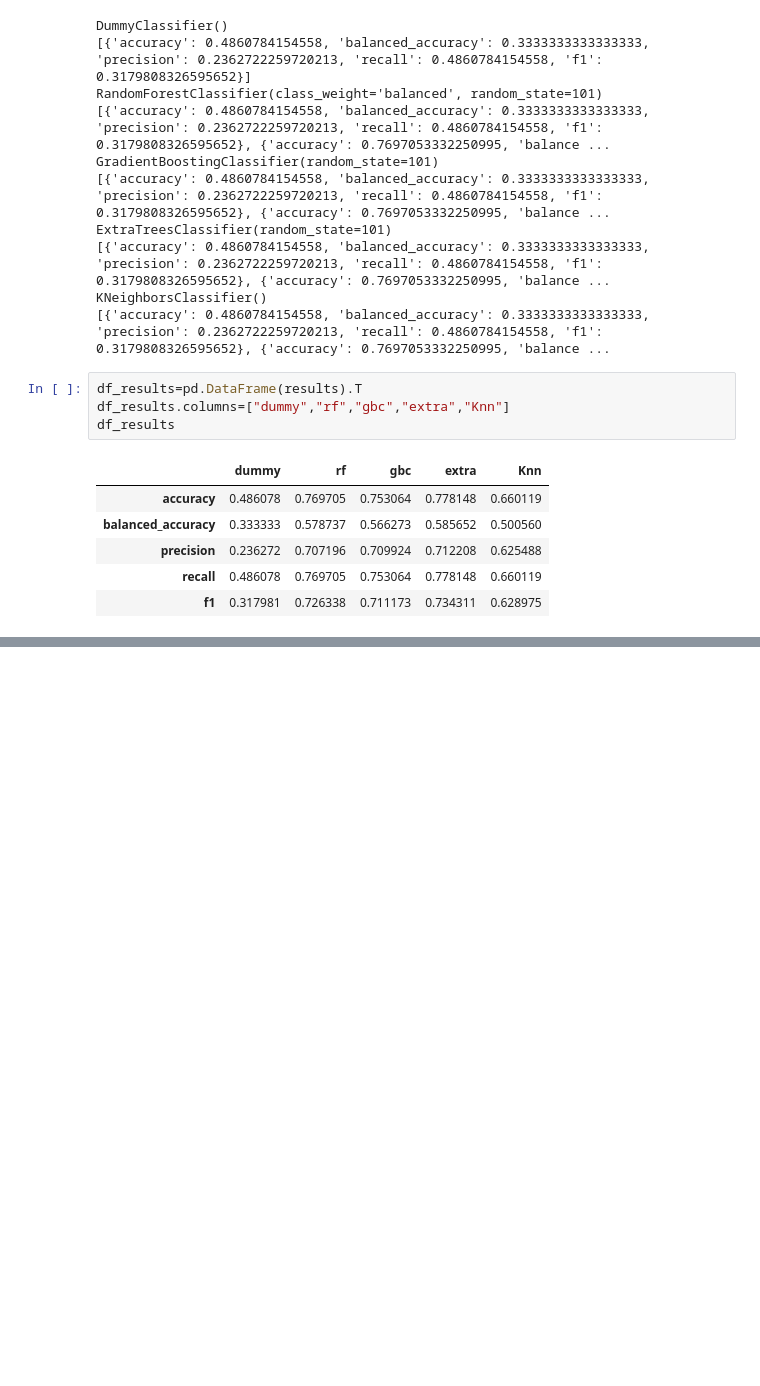
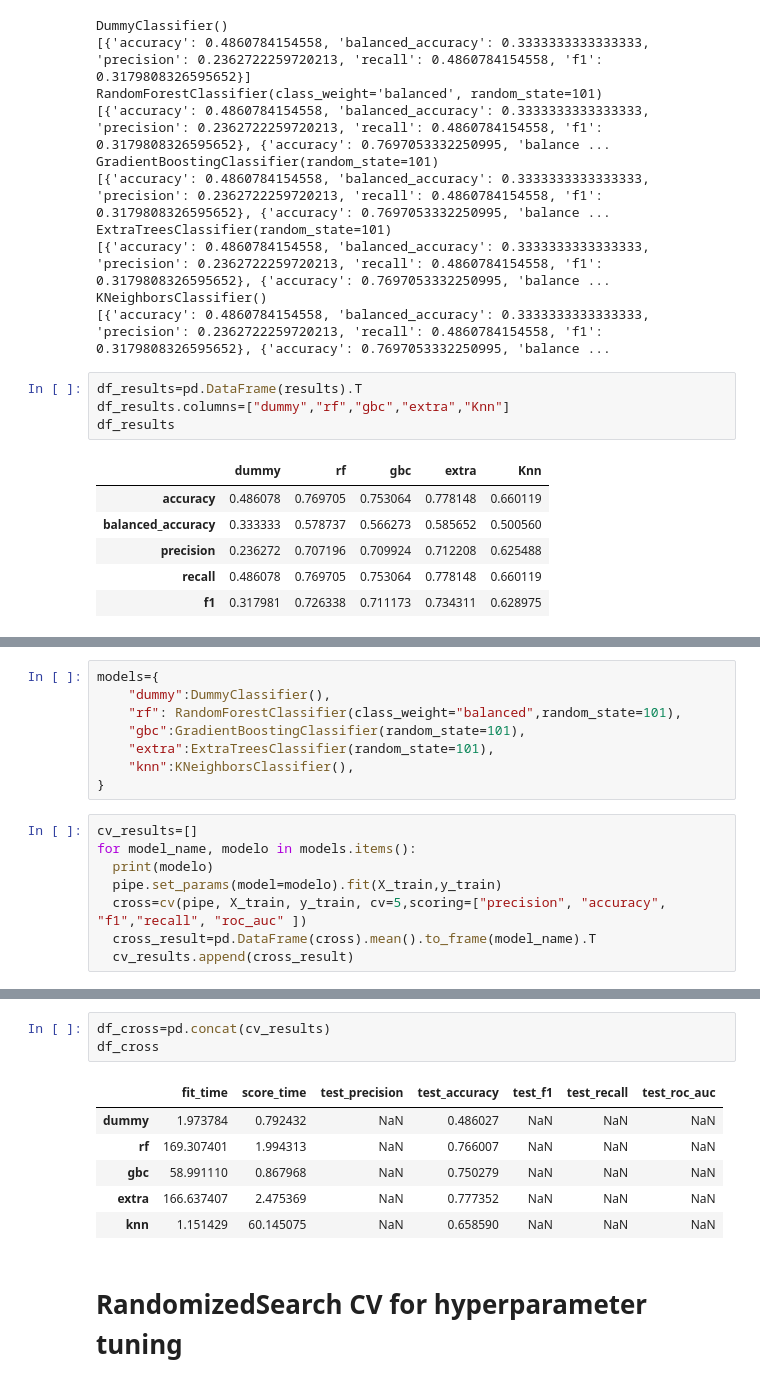
Before and after one commit to ChenYP-1982/Reviews_Feedback, a Jupyter notebook: reviews.ipynb, the cells around one changed output, grey strips where cells are left out. Saved outputs shown, nothing was run; the diff lists cells and outputs as text; blank space fills up the shorter version.

```diff
--- a/reviews.ipynb
+++ b/reviews.ipynb
@@ -315,0 +312,16 @@ df_results
+# %%
+models={
+    "dummy":DummyClassifier(),
+    "rf": RandomForestClassifier(class_weight="balanced",random_state=101),
+    "gbc":GradientBoostingClassifier(random_state=101),
+    "extra":ExtraTreesClassifier(random_state=101),
+    "knn":KNeighborsClassifier(),
+}
+# %%
+cv_results=[]
+for model_name, modelo in models.items():
+  print(modelo)
+  pipe.set_params(model=modelo).fit(X_train,y_train)
+  cross=cv(pipe, X_train, y_train, cv=5,scoring=["precision", "accuracy", "f1","recall", "roc_auc" ])
+  cross_result=pd.DataFrame(cross).mean().to_frame(model_name).T
+  cv_results.append(cross_result)
@@ -315,0 +354,12 @@ df_results
+# %%
+df_cross=pd.concat(cv_results)
+df_cross
+# %% [output]
+|  | fit_time | score_time | test_precision | test_accuracy | test_f1 | test_recall | test_roc_auc |
+| dummy | 1.973784 | 0.792432 | NaN | 0.486027 | NaN | NaN | NaN |
+| rf | 169.307401 | 1.994313 | NaN | 0.766007 | NaN | NaN | NaN |
+| gbc | 58.991110 | 0.867968 | NaN | 0.750279 | NaN | NaN | NaN |
+| extra | 166.637407 | 2.475369 | NaN | 0.777352 | NaN | NaN | NaN |
+| knn | 1.151429 | 60.145075 | NaN | 0.658590 | NaN | NaN | NaN |
+# %% [markdown]
+# RandomizedSearch CV for  hyperparameter tuning
```
Also changed, not shown: parts of 13 cells of this notebook.
